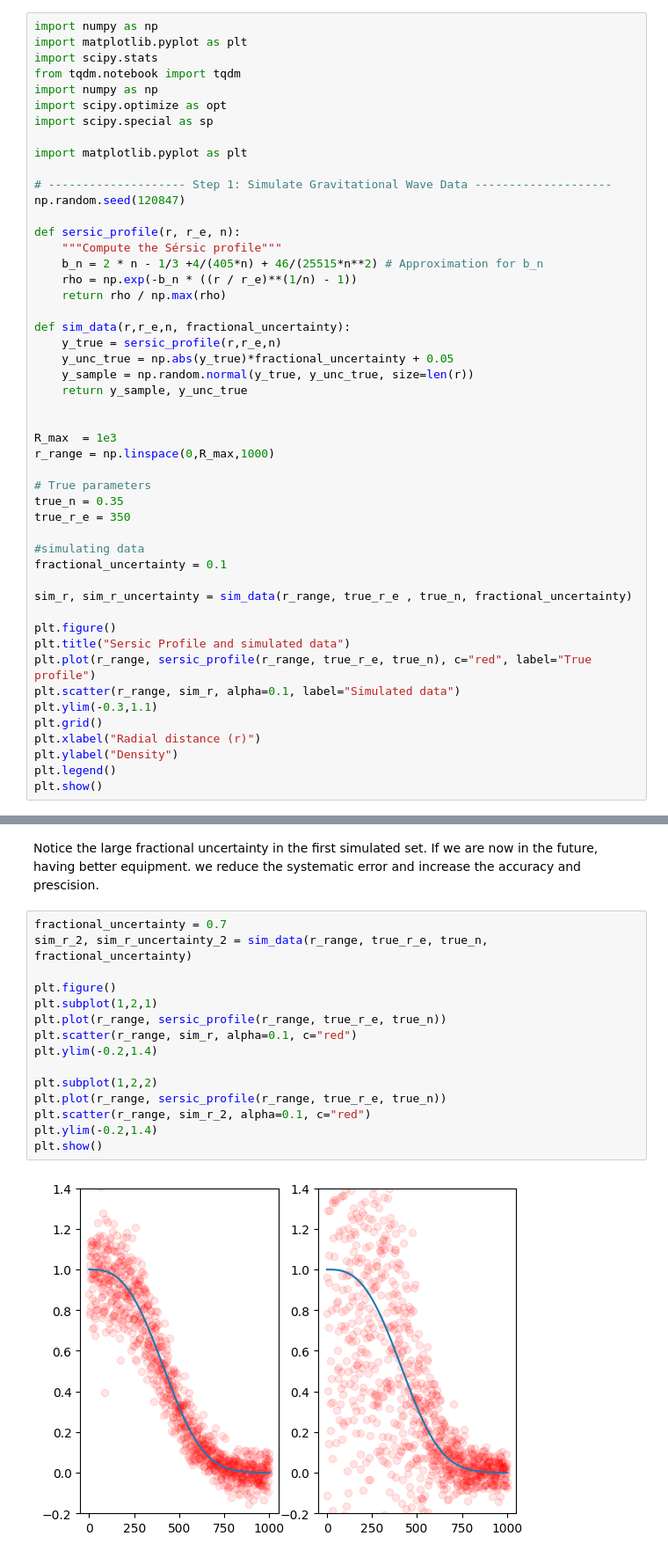
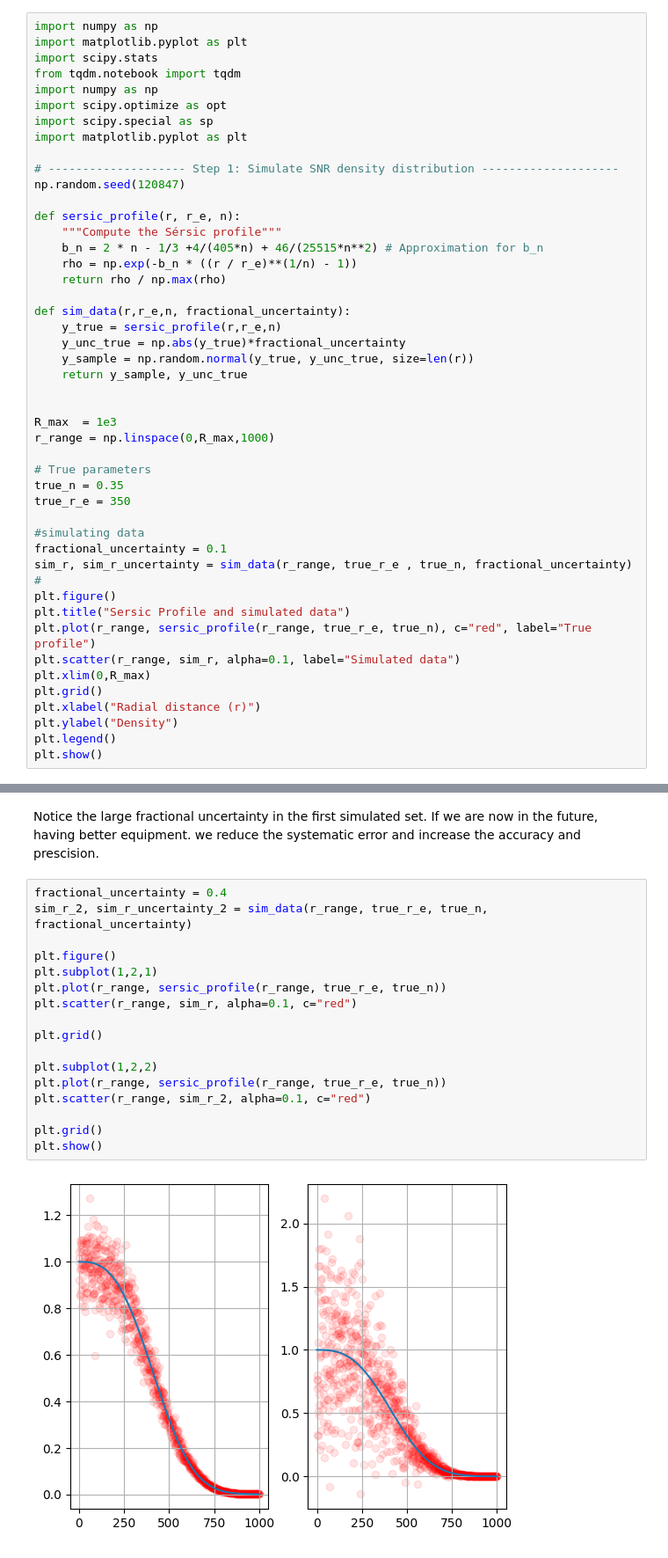
Before and after one commit to t-kist/Bayesian-Statistics-for-Astrophysics-2024, a Jupyter notebook: bayes24/lecture_notes/group4/Bundeltje/Scratchfile-Luka.ipynb, the cells around one changed output, grey strips where cells are left out. Shown at 88% size. Drawn from its saved outputs; the diff is of its cells as text.

```diff
--- a/bayes24/lecture_notes/group4/Bundeltje/Scratchfile-Luka.ipynb
+++ b/bayes24/lecture_notes/group4/Bundeltje/Scratchfile-Luka.ipynb
@@ -21,10 +21,9 @@ from tqdm.notebook import tqdm
 import numpy as np
 import scipy.optimize as opt
 import scipy.special as sp
-
 import matplotlib.pyplot as plt
 
-# -------------------- Step 1: Simulate Gravitational Wave Data --------------------
+# -------------------- Step 1: Simulate SNR density distribution --------------------
 np.random.seed(120847)
 
 def sersic_profile(r, r_e, n):
@@ -35,7 +34,7 @@ def sersic_profile(r, r_e, n):
 
 def sim_data(r,r_e,n, fractional_uncertainty):
 	y_true = sersic_profile(r,r_e,n)
-	y_unc_true = np.abs(y_true)*fractional_uncertainty + 0.05
+	y_unc_true = np.abs(y_true)*fractional_uncertainty
 	y_sample = np.random.normal(y_true, y_unc_true, size=len(r))
 	return y_sample, y_unc_true
 
@@ -49,14 +48,13 @@ true_r_e = 350
 
 #simulating data
 fractional_uncertainty = 0.1
-
 sim_r, sim_r_uncertainty = sim_data(r_range, true_r_e , true_n, fractional_uncertainty)
-
+#
 plt.figure()
 plt.title("Sersic Profile and simulated data")
 plt.plot(r_range, sersic_profile(r_range, true_r_e, true_n), c="red", label="True profile")
 plt.scatter(r_range, sim_r, alpha=0.1, label="Simulated data")
-plt.ylim(-0.3,1.1)
+plt.xlim(0,R_max)
 plt.grid()
 plt.xlabel("Radial distance (r)")
 plt.ylabel("Density")
@@ -155,21 +155,23 @@ plt.show()
 # %% [markdown]
 Notice the large fractional uncertainty in the first simulated set. If we are now in the future, having better equipment. we reduce the systematic error and increase the accuracy and prescision.
 # %%
-fractional_uncertainty = 0.7
+fractional_uncertainty = 0.4
 sim_r_2, sim_r_uncertainty_2 = sim_data(r_range, true_r_e, true_n, fractional_uncertainty)
 
 plt.figure()
 plt.subplot(1,2,1)
 plt.plot(r_range, sersic_profile(r_range, true_r_e, true_n))
 plt.scatter(r_range, sim_r, alpha=0.1, c="red")
-plt.ylim(-0.2,1.4)
+
+plt.grid()
 
 plt.subplot(1,2,2)
 plt.plot(r_range, sersic_profile(r_range, true_r_e, true_n))
 plt.scatter(r_range, sim_r_2, alpha=0.1, c="red")
-plt.ylim(-0.2,1.4)
+
+plt.grid()
 plt.show()
 # %% [output]
-[figure, old version]
+[figure, new version]
 # %%
 def updated_prior(n, r_e ):
```
Also changed, not shown: parts of 12 cells of this notebook.
